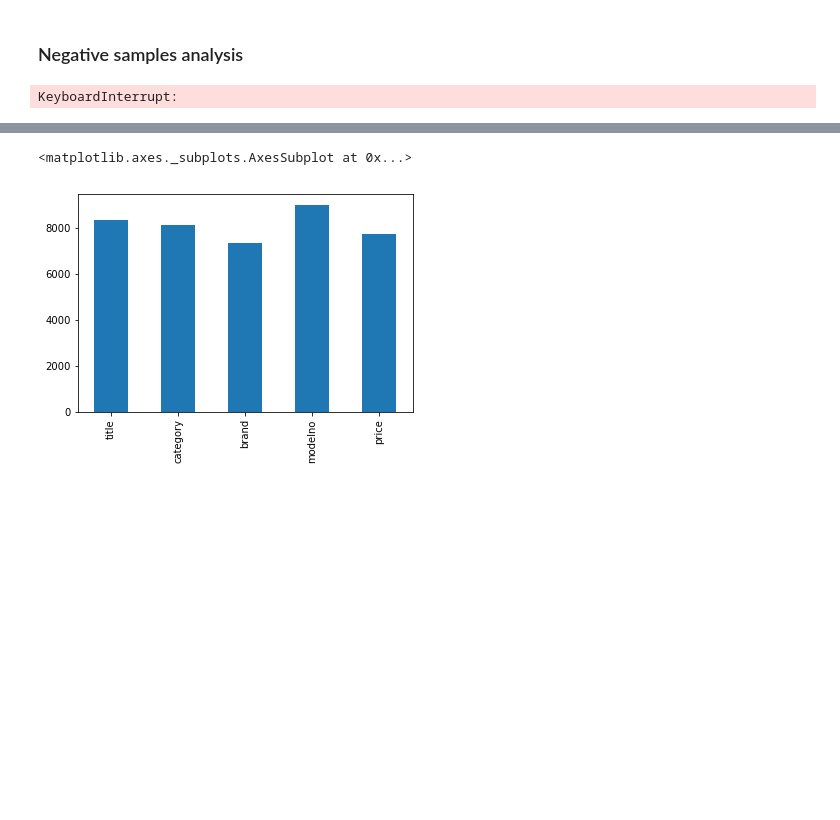
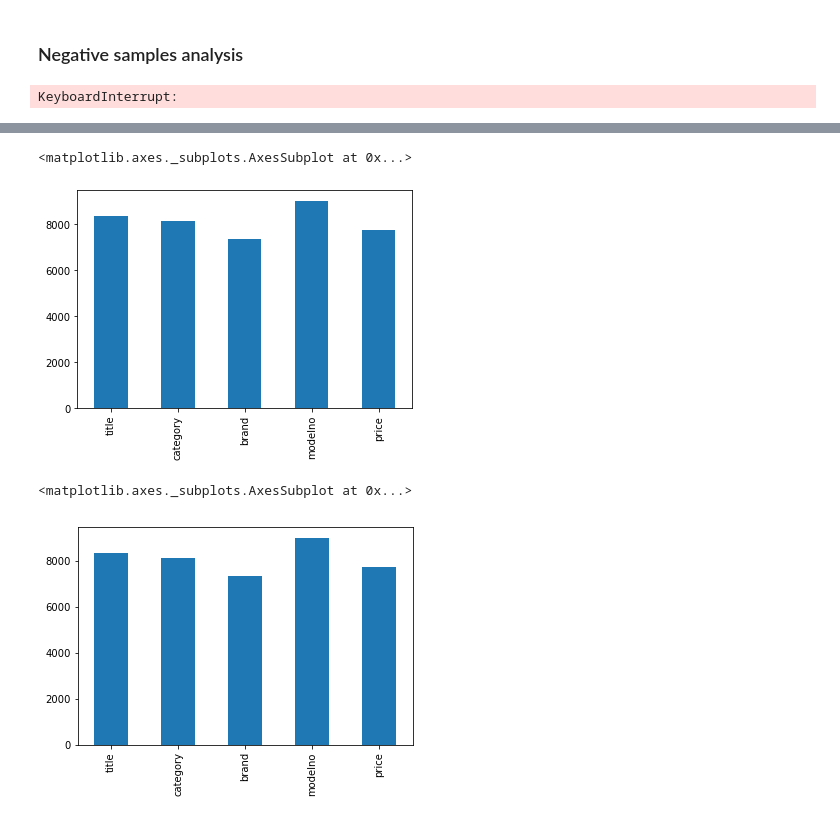
Before and after one commit to vincenzomartello/deepmatcher-experiments, a Jupyter notebook: notebooks/WalmartAmazon/ri_discovery.ipynb, the cells around one changed output, grey strips where cells are left out. Drawn from its saved outputs; the diff is of its cells as text; code cells hidden in the pictures; blank space fills up the shorter version.

```diff
--- a/notebooks/WalmartAmazon/ri_discovery.ipynb
+++ b/notebooks/WalmartAmazon/ri_discovery.ipynb
@@ -67,5 +67,11 @@ ri_sums.plot.bar()
 # %%
 negatives_variation_df.to_csv('experiment_results/testnegatives_ri_v2.csv',index=False)
+# %%
+x = pd.read_csv('experiment_results/testnegatives_ri_v2.csv')
+x.sum().plot.bar()
+# %% [output]
+<matplotlib.axes._subplots.AxesSubplot at 0x...>
+[figure, added]
 # %%
 import pandas as pd
 negatives_df = pd.read_csv('experiment_results/testnegatives_ri_v2.csv')
```
Also changed, not shown: parts of 2 cells of this notebook, 9 other files.
